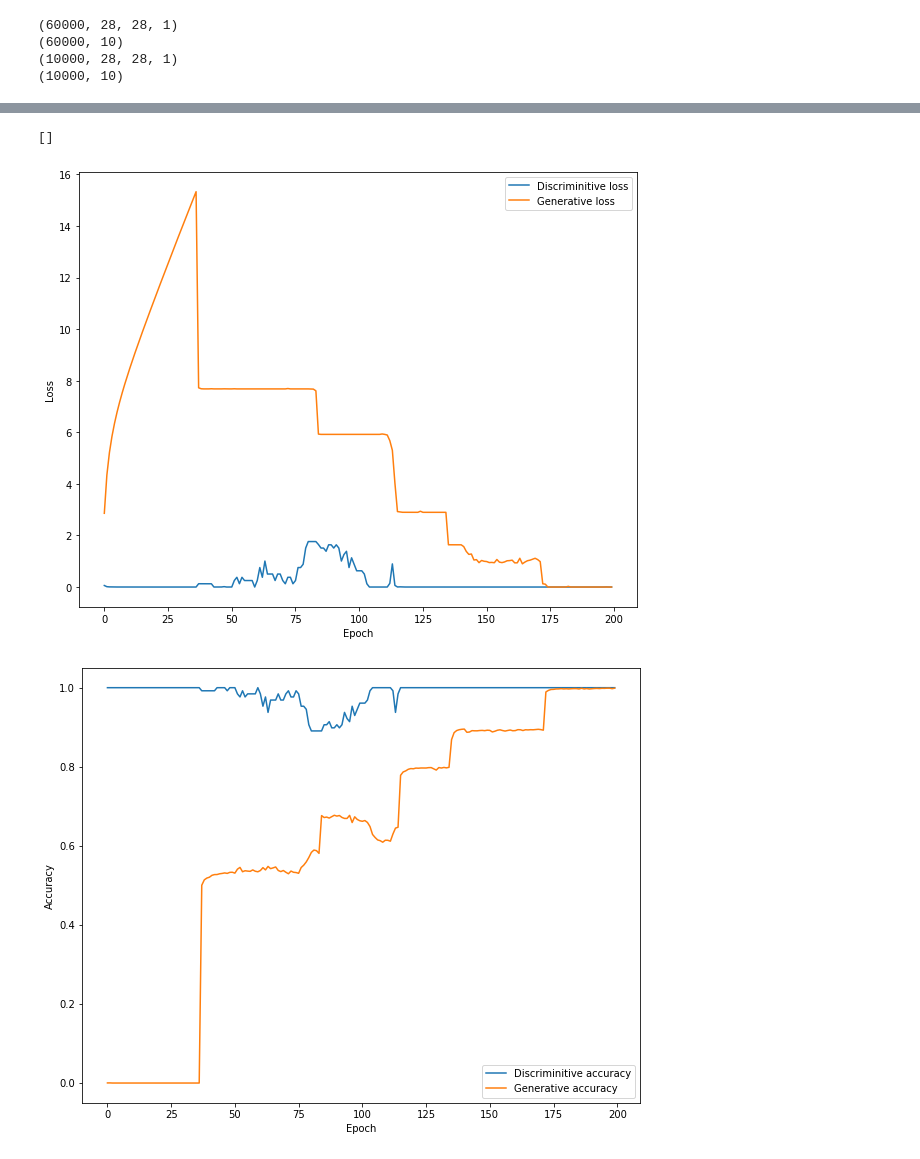
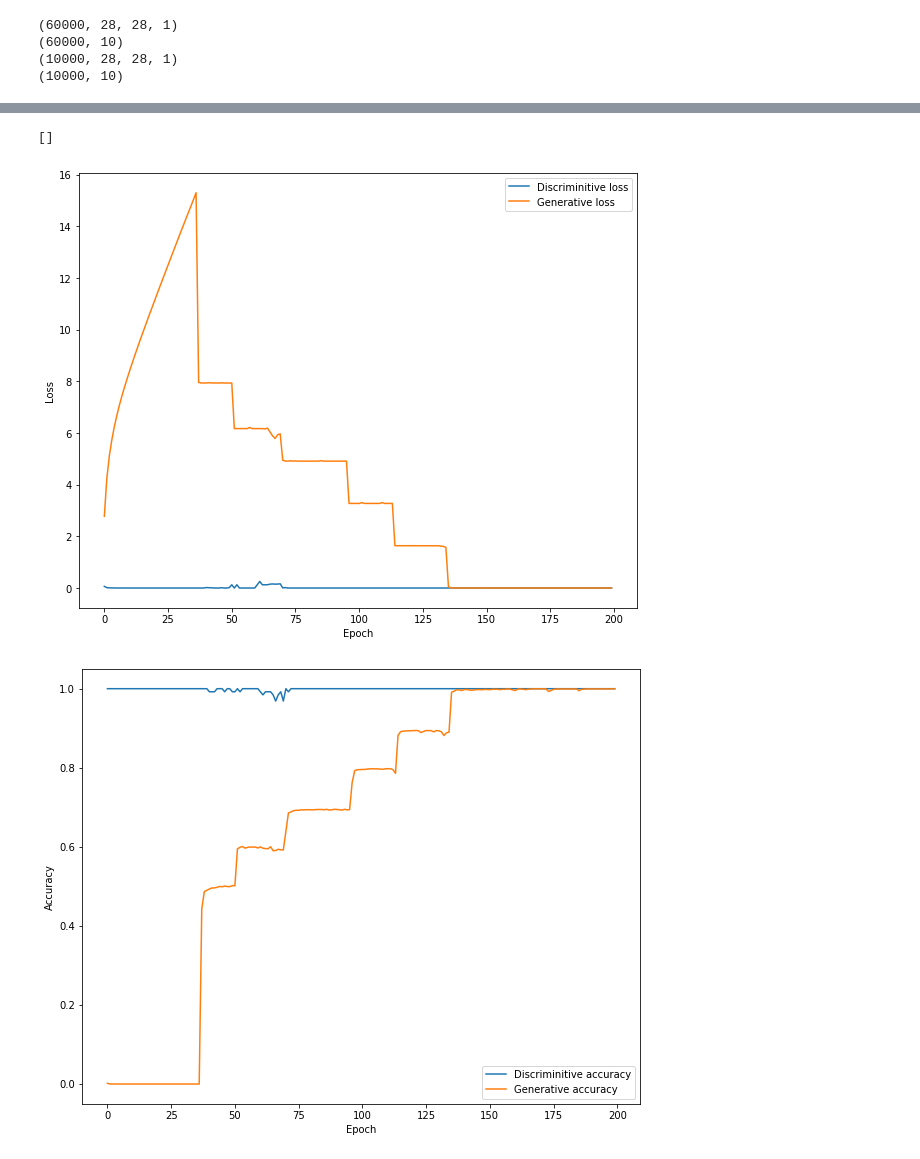
Before and after one commit to ThierryJudge/colabs, a Jupyter notebook: gan_loss.ipynb, the cells around one changed output, grey strips where cells are left out. Cells and saved outputs as stored; diff of their text form; code cells hidden in the pictures.

```diff
--- a/gan_loss.ipynb
+++ b/gan_loss.ipynb
@@ -122,13 +122,13 @@ adam = Adam(lr=0.0002, beta_1=0.5)
 # Generator
 generator = build_generator()
 generator.compile(loss='categorical_crossentropy', optimizer=adam, metrics=['accuracy'])
-plot(generator, 'generator')
+#plot(generator, 'generator')
 # generator.summary()
 
 # Discriminator
 discriminator = build_discriminator()
 discriminator.compile(loss='binary_crossentropy', optimizer=adam, metrics=['accuracy', f1])
-plot(discriminator, 'discriminator')
+#plot(discriminator, 'discriminator')
 # discriminator.summary()
 
 # Combined network
@@ -140,7 +140,8 @@ x = generator(image_input)
 ganOutput = discriminator([x, gt_input])
 gan = Model(inputs=[image_input, gt_input], outputs=ganOutput)
 gan.compile(loss='binary_crossentropy', optimizer=adam)
-plot(gan, 'gan')
+gan.metrics_tensors = [x] #add output of generator to train discriminator
+#plot(gan, 'gan')
 #gan.summary()
 # %% [output]
 WARNING:tensorflow:From /usr/local/lib/python3.6/dist-packages/keras/backend/tensorflow_backend.py:107: The name tf.reset_default_graph is deprecated. Please use tf.compat.v1.reset_default_graph inste ...
@@ -168,6 +167,9 @@ Use tf.where in 2.0, which has the same broadcast rule as np.where
 batchSize = 128
 epochs = 200
 batchCount = X_train.shape[0] / batchSize
+
+# Warm start
+generator.fit(X_train[:100], y_train[:100], epochs=3)
 
 dLosses = []
 gLosses = []
@@ -196,22 +198,17 @@ for e in range(1, epochs+1):
     x_batch = X_train[i * batchSize:(i + 1) * batchSize]
     y_batch = y_train[i * batchSize:(i + 1) * batchSize]
 
-    y_hat = generator.predict(x_batch)
+    # Train generator
+    yGen = np.ones(batchSize)
+    discriminator.trainable = False
+    gloss, y_hat = gan.train_on_batch([x_batch, y_batch], yGen)
 
     # Get discriminator labels
     z = (np.equal(np.argmax(y_hat, axis=-1), np.argmax(y_batch, axis=-1)) == 1) * 1
 
     # Train discriminator
     discriminator.trainable = True
-    class_weight = {0: 1.,
-                    1: 2.}
-    dloss = discriminator.train_on_batch([y_hat, y_batch], z, class_weight=None)
-
-
-    # Train generator
-    yGen = np.ones(batchSize)
-    discriminator.trainable = False
-    gloss = gan.train_on_batch([x_batch, y_batch], yGen)
+    dloss = discriminator.train_on_batch([y_hat, y_batch], z)
 
   dLosses.append(dloss[0])
   gLosses.append(gloss)
@@ -265,4 +262,4 @@ Discriminator loss: 0.00012113606931052345, accuracy: 1.0, f1: 1.0
 []
-[figure, old version]
+[figure, new version]
-[figure, old version]
+[figure, new version]
 # %%
```
Also changed, not shown: parts of 4 cells of this notebook.
